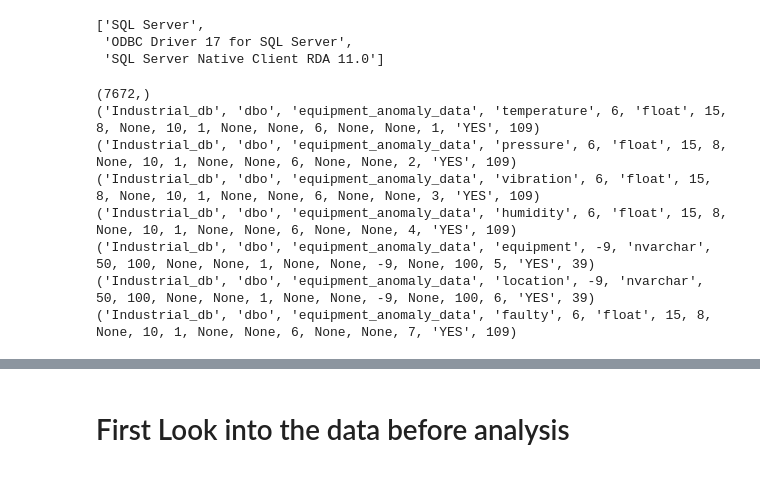
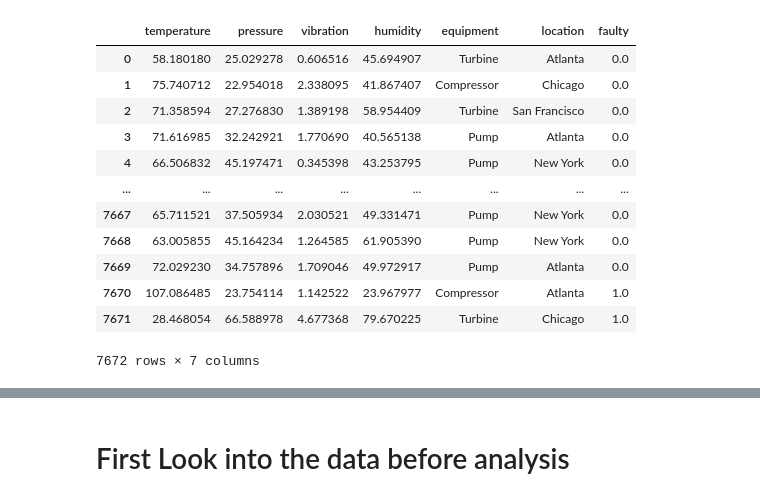
Before and after one commit to aN1ls-gif/Projekte, a Jupyter notebook: DataScience/IndustrialTasks/IndustrialEquipment/Analysis.ipynb, the cells around one changed output, grey strips where cells are left out. Saved outputs shown, nothing was run; the diff lists cells and outputs as text; code cells hidden in the pictures.

```diff
--- a/DataScience/IndustrialTasks/IndustrialEquipment/Analysis.ipynb
+++ b/DataScience/IndustrialTasks/IndustrialEquipment/Analysis.ipynb
@@ -1,54 +1,22 @@
 # %%
 import numpy as np
 import pandas as pd
 import matplotlib.pyplot as plt
 import seaborn as sns
-# import ploty.express as px
-# import ploty.graph_objects as go
-import pyodbc
-import sqlalchemy as sa # Pandas has a method for reading in sql-tables into pandas DataFrames. However, it only accepts sqlalchemy-connections
-from sqlalchemy.engine import URL
-from sqlalchemy import create_engine
+
+df = pd.read_csv("equipment_anomaly_data.csv")
+df
+# %% [output]
+|  | temperature | pressure | vibration | humidity | equipment | location | faulty |
+| 0 | 58.180180 | 25.029278 | 0.606516 | 45.694907 | Turbine | Atlanta | 0.0 |
+| 1 | 75.740712 | 22.954018 | 2.338095 | 41.867407 | Compressor | Chicago | 0.0 |
+| 2 | 71.358594 | 27.276830 | 1.389198 | 58.954409 | Turbine | San Francisco | 0.0 |
+| 3 | 71.616985 | 32.242921 | 1.770690 | 40.565138 | Pump | Atlanta | 0.0 |
+| 4 | 66.506832 | 45.197471 | 0.345398 | 43.253795 | Pump | New York | 0.0 |
+| ... | ... | ... | ... | ... | ... | ... | ... |
+| 7667 | 65.711521 | 37.505934 | 2.030521 | 49.331471 | Pump | New York | 0.0 |
+| 7668 | 63.005855 | 45.164234 | 1.264585 | 61.905390 | Pump | New York | 0.0 |
+| 7669 | 72.029230 | 34.757896 | 1.709046 | 49.972917 | Pump | Atlanta | 0.0 |
+| 7670 | 107.086485 | 23.754114 | 1.142522 | 23.967977 | Compressor | Atlanta | 1.0 |
+| 7671 | 28.468054 | 66.588978 | 4.677368 | 79.670225 | Turbine | Chicago | 1.0 |
+7672 rows × 7 columns
-# %%
-[x for x in pyodbc.drivers()]
-# %% [output]
-['SQL Server',
- 'ODBC Driver 17 for SQL Server',
- 'SQL Server Native Client RDA 11.0']
-# %%
-# Using pydbc as it was recommended by microsoft and I am trying to connect to a db created in ssms by microsoft
-
-Database = "Industrial_db"
-Server = r"TowerPC\SQLEXPRESS"
-
-# These were set in SSMS under the Security Directory
-user = "uid"
-pwd = "Testing"
-
-cnxn = pyodbc.connect("Driver={ODBC Driver 17 for SQL Server};" # found by searing for odbc and going to the 'Drivers' tab
-                      f"Server={Server};"
-                      f"Database={Database};"
-                      "Trusted_Connection=yes;"
-                     f"uid={user};"
-                     f"pwd={pwd}")
-
-cursor = cnxn.cursor()
-
-cursor.execute('SELECT COUNT(*) FROM equipment_anomaly_data')
-for output in cursor:
-    print(output)
-
-cursor.execute('EXEC sp_columns equipment_anomaly_data')
-for output in cursor:
-    print(output)
-
-cnxn.close()
-# %% [output]
-(7672,)
-('Industrial_db', 'dbo', 'equipment_anomaly_data', 'temperature', 6, 'float', 15, 8, None, 10, 1, None, None, 6, None, None, 1, 'YES', 109)
-('Industrial_db', 'dbo', 'equipment_anomaly_data', 'pressure', 6, 'float', 15, 8, None, 10, 1, None, None, 6, None, None, 2, 'YES', 109)
-('Industrial_db', 'dbo', 'equipment_anomaly_data', 'vibration', 6, 'float', 15, 8, None, 10, 1, None, None, 6, None, None, 3, 'YES', 109)
-('Industrial_db', 'dbo', 'equipment_anomaly_data', 'humidity', 6, 'float', 15, 8, None, 10, 1, None, None, 6, None, None, 4, 'YES', 109)
-('Industrial_db', 'dbo', 'equipment_anomaly_data', 'equipment', -9, 'nvarchar', 50, 100, None, None, 1, None, None, -9, None, 100, 5, 'YES', 39)
-('Industrial_db', 'dbo', 'equipment_anomaly_data', 'location', -9, 'nvarchar', 50, 100, None, None, 1, None, None, -9, None, 100, 6, 'YES', 39)
-('Industrial_db', 'dbo', 'equipment_anomaly_data', 'faulty', 6, 'float', 15, 8, None, 10, 1, None, None, 6, None, None, 7, 'YES', 109)
```
Also changed, not shown: parts of 27 cells of this notebook, 12 other files.
